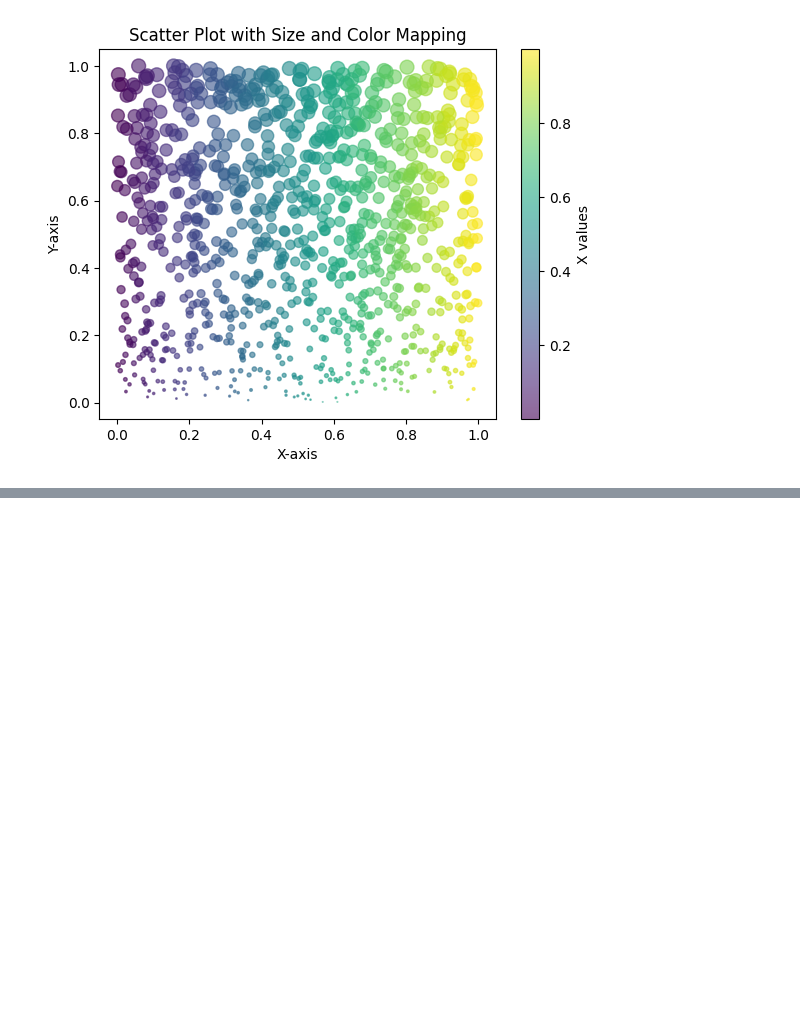
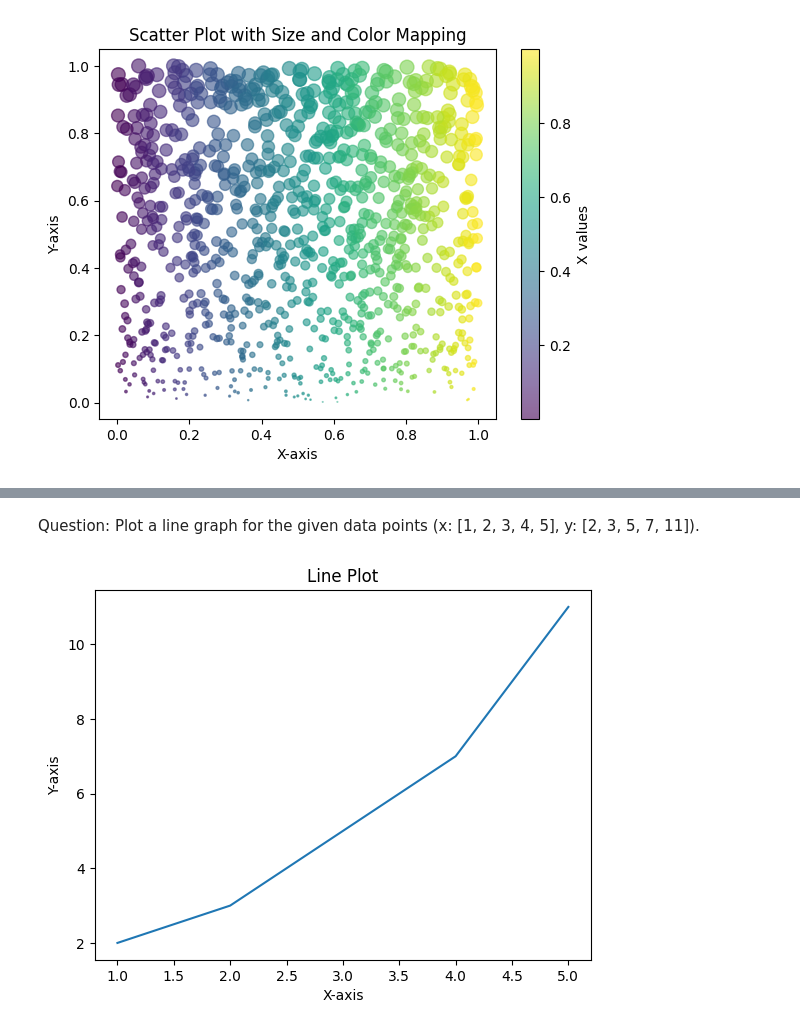
Before and after one commit to swapnil-mergal/swapnil_mergal-23-27-27, a Jupyter notebook: LAB_2_SWAPNIL_MERGAL_23_27_27.ipynb, the cells around one changed output, grey strips where cells are left out. Cells and saved outputs as stored; diff of their text form; code cells hidden in the pictures; blank space fills up the shorter version.

```diff
--- a/LAB_2_SWAPNIL_MERGAL_23_27_27.ipynb
+++ b/LAB_2_SWAPNIL_MERGAL_23_27_27.ipynb
@@ -159,0 +172,14 @@ plt.show()
+# %% [markdown]
+Question: Plot a line graph for the given data points (x: [1, 2, 3, 4, 5], y: [2, 3, 5, 7, 11]).
+# %%
+import matplotlib.pyplot as plt
+
+x = [1, 2, 3, 4, 5]
+y = [2, 3, 5, 7, 11]
+plt.plot(x, y)
+plt.title("Line Plot")
+plt.xlabel("X-axis")
+plt.ylabel("Y-axis")
+plt.show()
+# %% [output]
+[figure, added]
```
Also changed, not shown: parts of 12 cells of this notebook.
